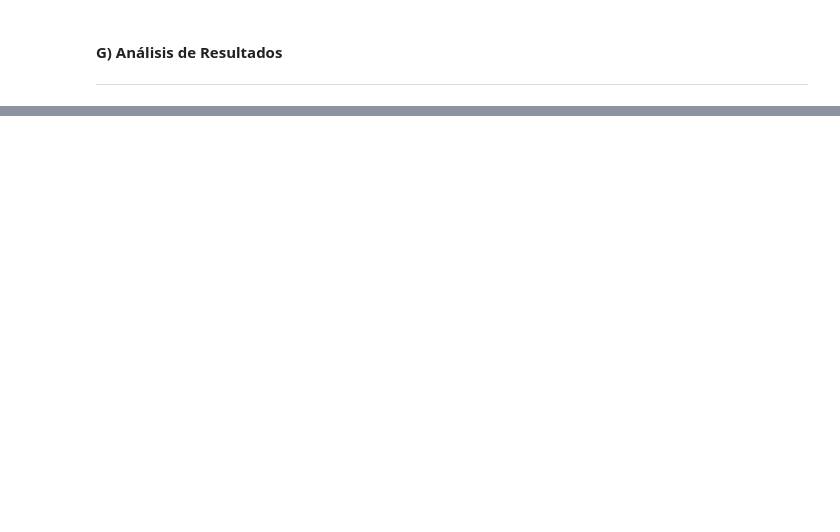
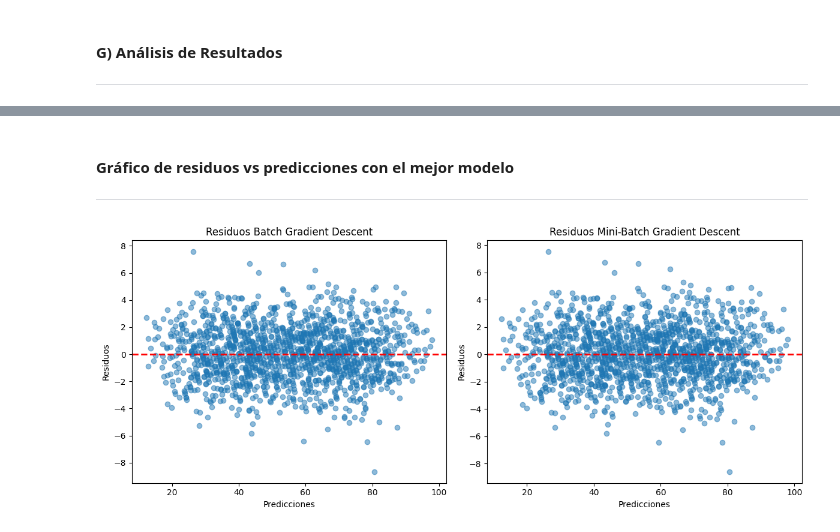
Before and after one commit to ChepeTEC/An-lisis-a-Data-Set-Student-Performance, a Jupyter notebook: Notebook.ipynb, the cells around one changed output, grey strips where cells are left out. Saved outputs shown, nothing was run; the diff lists cells and outputs as text; code cells hidden in the pictures; blank space fills up the shorter version.

```diff
--- a/Notebook.ipynb
+++ b/Notebook.ipynb
@@ -476,0 +618,20 @@ MSE en test (Mini-Batch): 4.091310300257087
+# %%
+print("Comparativa Batch vs Mini-Batch Gradient Descent:")
+print("-" * 82)
+print("{:<10} | {:<10} | {:<15} | {:<15} | {:<20}".format("Alpha", "Epochs", "Batch Size", "MSE Test Batch", "MSE Test Mini-Batch"))
+print("-" * 82)
+
+# Imprime en la tabla la columna de longitud del mini batch
+for batch_res, mini_res in zip(result_batch, result_mini):
+    print("{:<10} | {:<10} | {:<15} | {:<15.4f} | {:<18.4f} |".format(
+        batch_res["Alpha"],
+        batch_res["Epochs"],
+        mini_res["Batch Size"],
+        batch_res["MSE Test Batch"],
+        mini_res["MSE Test Mini-Batch"]
+    ))
+
+
+
+
+print("-" * 82)
@@ -476,0 +691,32 @@ MSE en test (Mini-Batch): 4.091310300257087
+# %% [markdown]
+#### Gráfico de residuos vs predicciones con el mejor modelo
+---
+# %%
+import matplotlib.pyplot as plt
+
+residuos_batch = best_model["residuos_batch"]
+y_pred_batch = best_model["y_test_pred_batch"]
+
+residuos_mini = best_model["residuos_mini"]
+y_pred_mini = best_model["y_test_pred_mini"]
+
+
+plt.figure(figsize=(12, 5))
+plt.subplot(1, 2, 1)
+plt.scatter(y_pred_batch, residuos_batch, alpha=0.5)
+plt.axhline(0, color='red', linestyle='--', linewidth=2)
+plt.title("Residuos Batch Gradient Descent")
+plt.xlabel("Predicciones")
+plt.ylabel("Residuos")
+
+plt.subplot(1, 2, 2)
+plt.scatter(y_pred_mini, residuos_mini, alpha=0.5)
+plt.axhline(0, color='red', linestyle='--', linewidth=2)
+plt.title("Residuos Mini-Batch Gradient Descent")
+plt.xlabel("Predicciones")
+plt.ylabel("Residuos")
+
+plt.tight_layout()
+plt.show()
+# %% [output]
+[figure, added]
```
Also changed, not shown: parts of 17 cells of this notebook, 37 other files.
